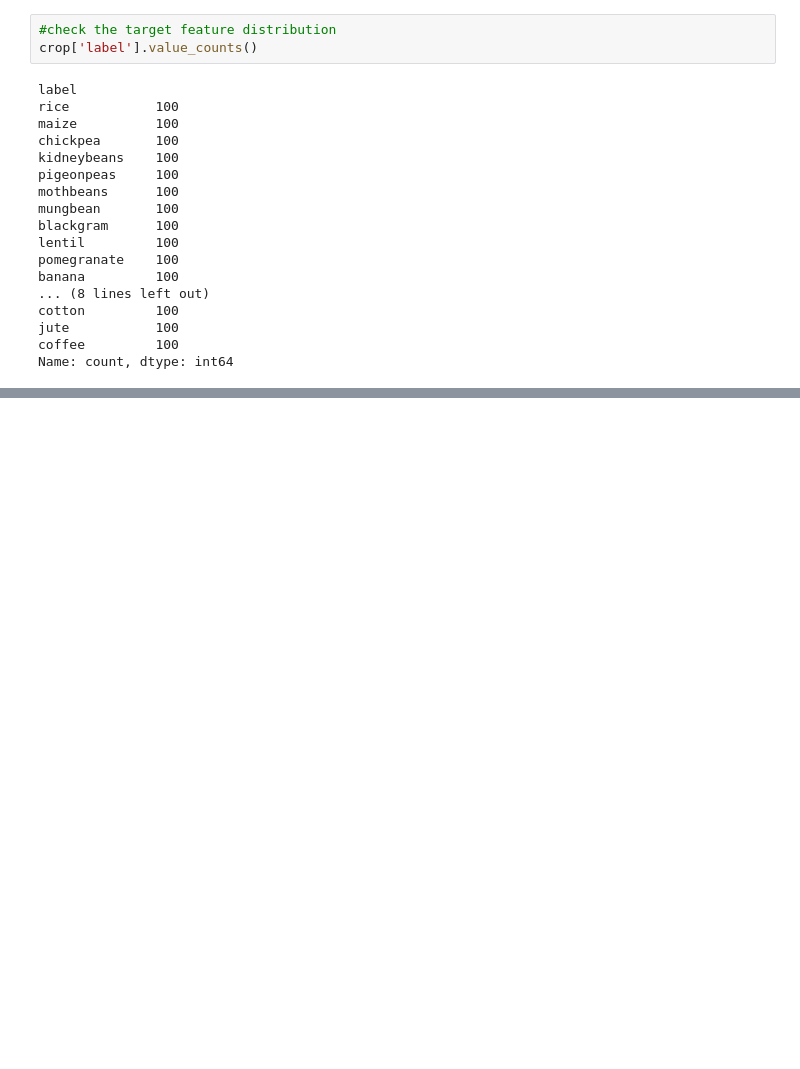
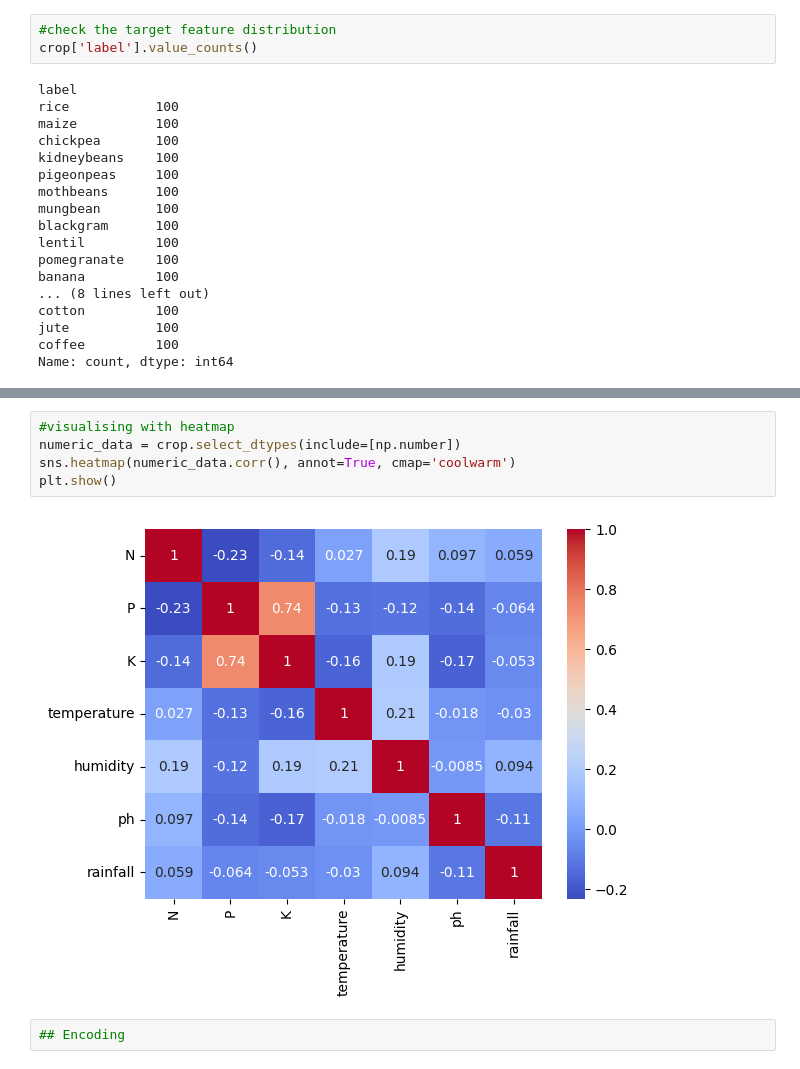
Before and after one commit to sreelakshmipmmm/crop-fertiliser-project, a Jupyter notebook: crop.ipynb, the cells around one changed output, grey strips where cells are left out. Saved outputs shown, nothing was run; the diff lists cells and outputs as text; blank space fills up the shorter version.

```diff
--- a/crop.ipynb
+++ b/crop.ipynb
@@ -123,0 +180,9 @@ Name: count, dtype: int64
+# %%
+#visualising with heatmap
+numeric_data = crop.select_dtypes(include=[np.number])
+sns.heatmap(numeric_data.corr(), annot=True, cmap='coolwarm')
+plt.show()
+# %% [output]
+[figure, added]
+# %%
+## Encoding
```
Also changed, not shown: parts of 10 cells of this notebook.
